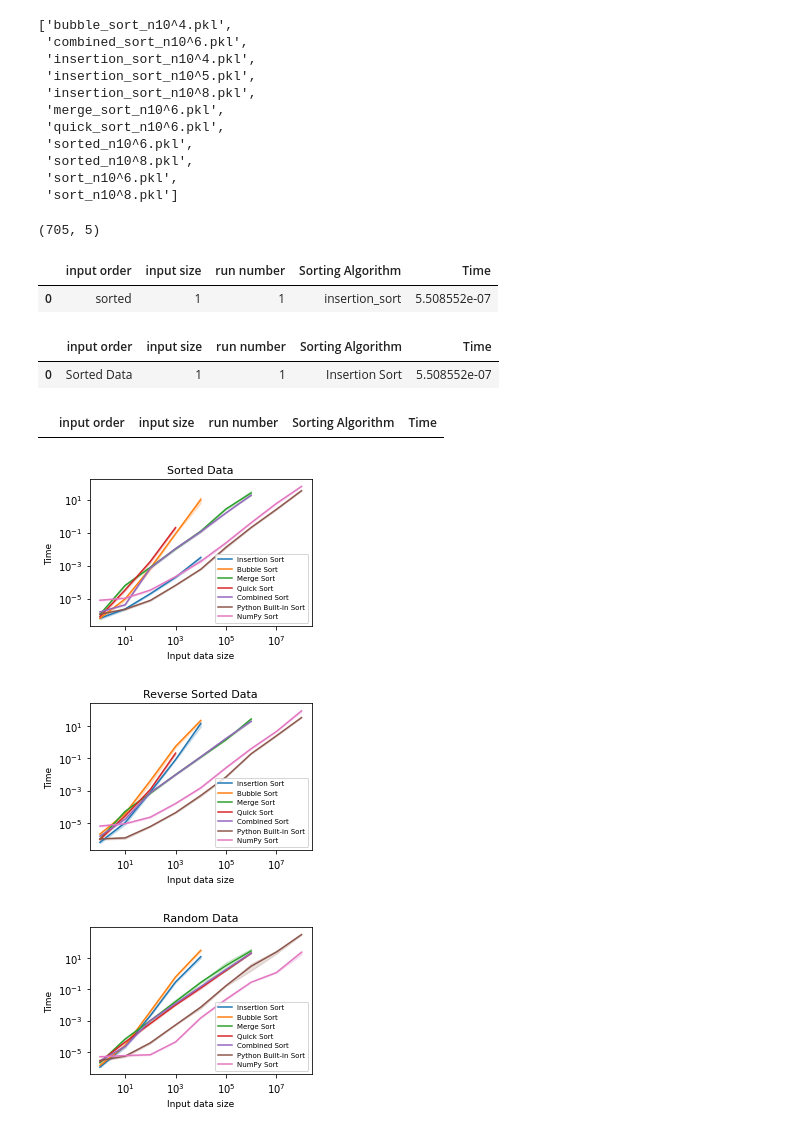
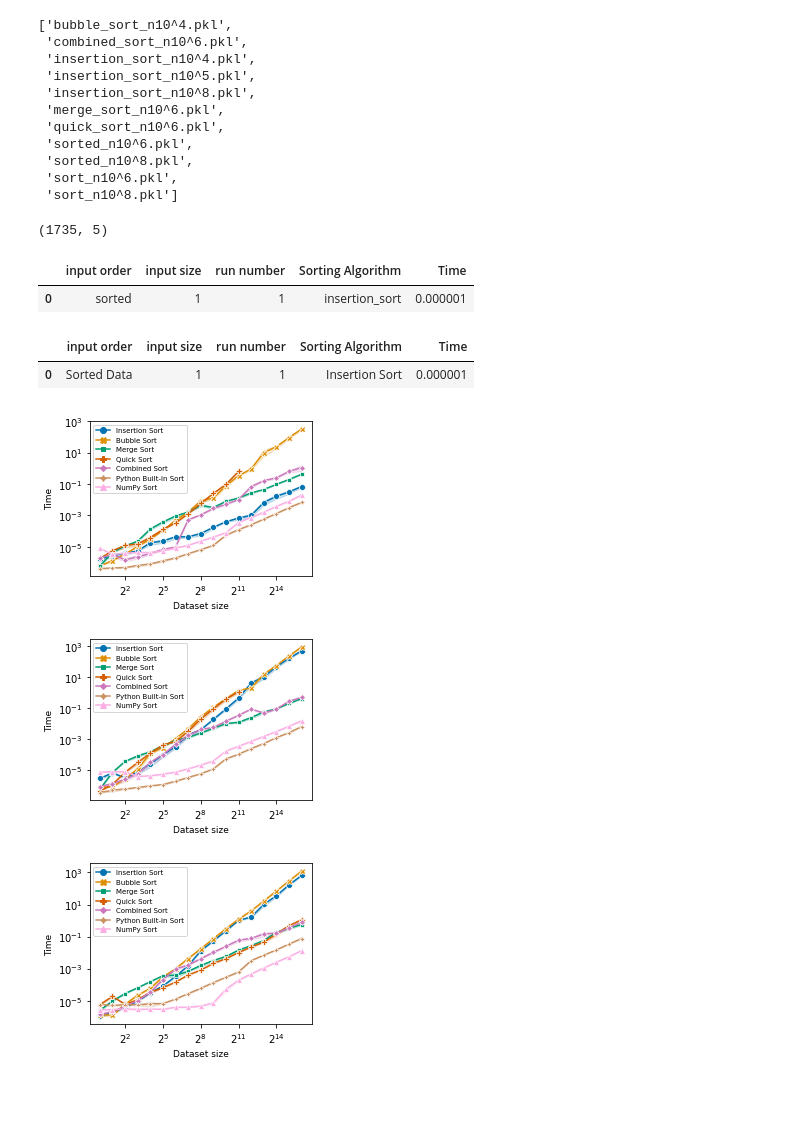
Before and after one commit to anderhos/INF221, a Jupyter notebook: analysis/plot_1.ipynb, the cells around one changed output. Drawn from its saved outputs; the diff is of its cells as text; code cells hidden in the pictures; blank space fills up the shorter version.

```diff
--- a/analysis/plot_1.ipynb
+++ b/analysis/plot_1.ipynb
@@ -15,4 +0,0 @@ sns.set_style("whitegrid")
-# %%
-sns.set(style="whitegrid", rc={"grid.linewidth": 0.1})
-sns.set_context("paper", font_scale=0.9)
-color = sns.color_palette("Set2", 6)
@@ -110,13 +36,13 @@ data_order_3 = '10^5'
 data_order_4 = '10^4'
 data_order = '2^16'
 # %%
-df_insertion = pd.read_pickle(r"..\data\insertion_sort_n"+ data_order_4 +".pkl")
-df_bubble = pd.read_pickle(r"..\data\bubble_sort_n"+ data_order_4 +".pkl")
-df_merge = pd.read_pickle(r"..\data\merge_sort_n"+ data_order_2 +".pkl")
-df_quick = pd.read_pickle(r"..\data\quick_sort_n"+ data_order_2 +".pkl")
-df_combined = pd.read_pickle(r"..\data\combined_sort_n"+ data_order_2 +".pkl")
-df_python_sort = pd.read_pickle(r"..\data\sorted_n"+ data_order_1 +".pkl")
-df_np_sort = pd.read_pickle(r"..\data\sort_n"+ data_order_1 +".pkl")
+df_insertion = pd.read_pickle(r"..\data\insertion_sort_n" + data_order + ".pkl")
+df_bubble = pd.read_pickle(r"..\data\bubble_sort_n" + data_order + ".pkl")
+df_merge = pd.read_pickle(r"..\data\merge_sort_n" + data_order + ".pkl")
+df_quick = pd.read_pickle(r"..\data\quick_sort_n" + data_order + ".pkl")
+df_combined = pd.read_pickle(r"..\data\combined_sort_n" + data_order + ".pkl")
+df_python_sort = pd.read_pickle(r"..\data\sorted_n" + data_order + ".pkl")
+df_np_sort = pd.read_pickle(r"..\data\sort_n" + data_order + ".pkl")
 # %%
 frames = [df_insertion, df_bubble, df_merge, df_quick, df_combined, df_python_sort, df_np_sort]
 
@@ -125,14 +51,14 @@ df_all_frames = pd.concat(frames, axis=0, ignore_index=True)
 # %%
 df_all_frames.shape
 # %% [output]
-(705, 5)
+(1735, 5)
 # %%
 # Renaimg a couple of column titles to nice names for title in Plots
 df_all_frames.rename(columns= {'sorting algorithm' : 'Sorting Algorithm', 'time': 'Time' }, inplace= True)
 df_all_frames.head(1)
 # %% [output]
 |  | input order | input size | run number | Sorting Algorithm | Time |
-| 0 | sorted | 1 | 1 | insertion_sort | 5.508552e-07 |
+| 0 | sorted | 1 | 1 | insertion_sort | 0.000001 |
 # %%
 # Replacing Algorithm names to nice names for Legend in Plots
 
@@ -153,55 +79,58 @@ input_ordering = {
 }
 
 for title, listed in sorting_algorithm.items():
-    df_all_frames['Sorting Algorithm'] = df_all_frames['Sorting Algorithm'].str.replace(listed,title)
+    df_all_frames['Sorting Algorithm'] = df_all_frames[
+        'Sorting Algorithm'].str.replace(listed, title)
 
 for title, listed in input_ordering.items():
-    df_all_frames['input order'] = df_all_frames['input order'].str.replace(listed,title)
+    df_all_frames['input order'] = df_all_frames['input order'].str.replace(
+        listed, title)
 
 df_all_frames.head(1)
 # %% [output]
 |  | input order | input size | run number | Sorting Algorithm | Time |
-| 0 | Sorted Data | 1 | 1 | Insertion Sort | 5.508552e-07 |
+| 0 | Sorted Data | 1 | 1 | Insertion Sort | 0.000001 |
-# %%
-df_all_frames[df_all_frames["input order"] == 'Identical Data']
-# %% [output]
-|  | input order | input size | run number | Sorting Algorithm | Time |
 # %%
 # Plot Categories
 input_ordering = {
     'Sorted Data': 'sorted',
     'Reverse Sorted Data': 'reversed',
     'Random Data': 'random',
-#     'Identical Data': 'identical'
+    #     'Identical Data': 'identical'
 }
 
 labels_size = '9'
 title_size = '11'
 legend_size = '7'
 
 for title, order in input_ordering.items():
     df_order_temp = df_all_frames[df_all_frames["input order"] == title]
     plt.figure(figsize=(4, 3))
 
+    # Using Colorblind palette for colors being used in plots
+    sns.set_palette(sns.color_palette("colorblind"))
     fig = sns.lineplot(x="input size",
                        y='Time',
                        hue="Sorting Algorithm",
+                       style="Sorting Algorithm",
+                       markers=True,
+                       dashes=False,
                        data=df_order_temp)
-    plt.title(title, fontsize=title_size)
-    plt.xlabel('Input data size', fontsize=labels_size)
+#     plt.title(title, fontsize=title_size)
+    plt.xlabel('Dataset size', fontsize=labels_size)
     plt.ylabel('Time', fontsize=labels_size)
-    plt.legend(fontsize=legend_size, loc=4)
+    plt.legend(fontsize=legend_size, loc=2)
     plt.grid(False)
-    plt.xscale("log")
-    plt.yscale("log")
+    plt.xscale('log', base=2)
+    plt.yscale('log')
     plt.tight_layout()
     fig = fig.get_figure()
-    fig.savefig('plots/'+title+'.pdf')
+    fig.savefig('plots/' + title + '.pdf')
     plt.show()
 # %% [output]
-[figure, old version]
+[figure, new version]
-[figure, old version]
+[figure, new version]
-[figure, old version]
+[figure, new version]
 # %%
 # Plot Categories
 sorting_algorithm = {
```
Also changed, not shown: parts of 11 cells of this notebook, 12 other files.
